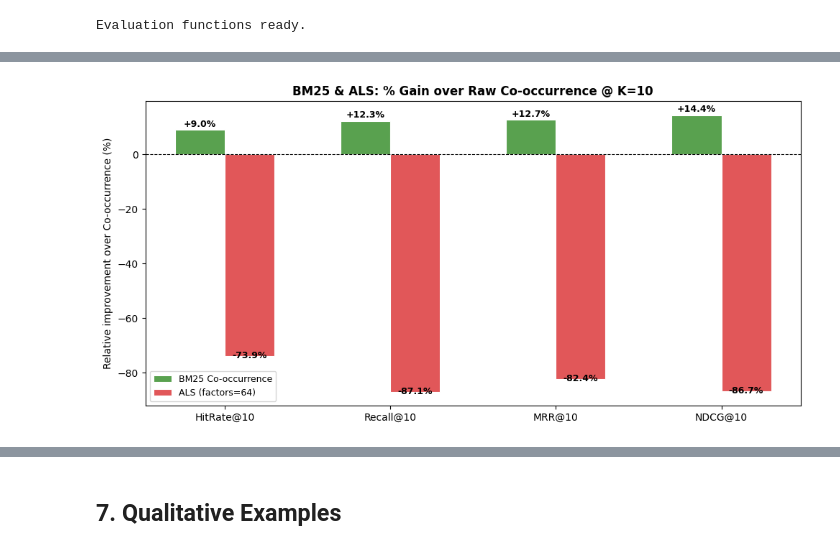
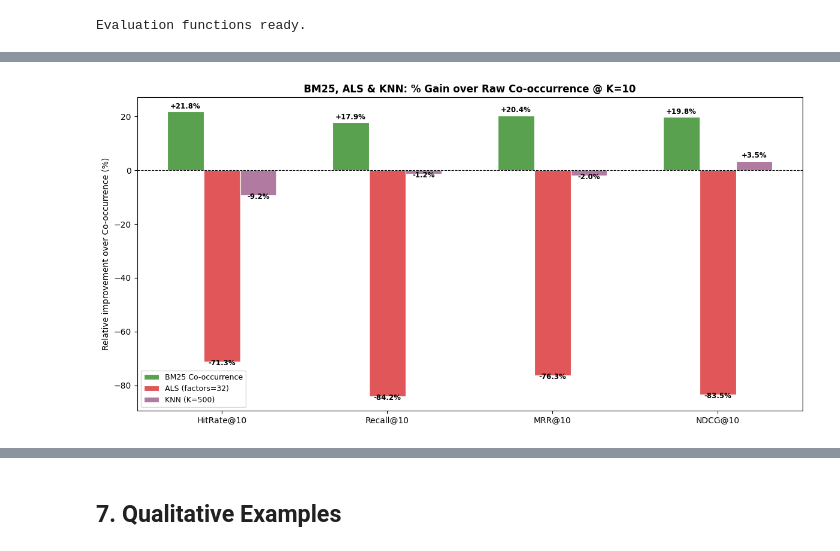
Before and after one commit to Sanjiv01/CS506-project, a Jupyter notebook: main.ipynb, the cells around one changed output, grey strips where cells are left out. Drawn from its saved outputs; the diff is of its cells as text; code cells hidden in the pictures.

```diff
--- a/main.ipynb
+++ b/main.ipynb
@@ -596,15 +639,10 @@ print("Baseline recommenders ready.")
 # %% [output]
 Baseline recommenders ready.
 # %%
-# ── Model execution flags ─────────────────────────────────────────────────────
-# Set each flag to True / False to control which models are built and evaluated.
-# Baseline functions are always *defined* (used as fallback inside BM25 / ALS),
-# but only *evaluated* when RUN_BASELINES is True.
-
 RUN_BASELINES = True   # Popularity Baseline + Co-occurrence
 RUN_BM25      = True   # BM25-weighted co-occurrence  (Section 3)
-RUN_ALS       = True   # ALS matrix factorisation     (Section 4)
-# ─────────────────────────────────────────────────────────────────────────────
+RUN_ALS       = True   # ALS matrix factorisation     (Section 4) -- scipy-based implementation
+RUN_KNN       = True   # KNN playlist similarity      (Section 4.5)
 # %% [markdown]
 ## 3. BM25-Weighted Co-occurrence
 
@@ -689,5 +746,5 @@ songs never seen together directly.
 # %%
-if RUN_ALS:
+if RUN_ALS or RUN_KNN:
     print("Building playlist x song interaction matrix...")
     start = time.time()
 
@@ -713,6 +770,6 @@ if RUN_ALS:
     )
     print(f"Matrix: {interaction_matrix.shape} | {interaction_matrix.nnz:,} entries | {time.time()-start:.1f}s")
 else:
-    print("ALS interaction matrix skipped (RUN_ALS=False)")
+    print("Interaction matrix skipped (RUN_ALS=False and RUN_KNN=False)")
 # %% [output]
 Building playlist x song interaction matrix...
@@ -883,7 +1123,8 @@ MODEL_COLORS = {
     "Popularity Baseline": "#4e79a7",
     "Co-occurrence"      : "#f28e2b",
     "BM25 Co-occurrence" : "#59a14f",
-    "ALS (factors=64)"   : "#e15759",
+    "ALS (factors=32)"   : "#e15759",
+    "KNN (K=500)"        : "#b07aa1",
 }
 METRICS     = ["HitRate", "Recall", "MRR", "NDCG"]
 model_names = list(all_results.keys())
@@ -1029,44 +1315,49 @@ ALS (factors=64)           1.3293          0.8474
 # %%
 _baseline_key = "Co-occurrence"
-_compare_keys = [m for m in ["BM25 Co-occurrence", "ALS (factors=64)"] if m in all_results]
+_compare_keys = [m for m in ["BM25 Co-occurrence", "ALS (factors=32)", "KNN (K=500)"]
+                 if m in all_results]
 
 if _baseline_key not in all_results or not _compare_keys:
-    print("Relative gain plot skipped — need Co-occurrence + at least one of BM25 / ALS in all_results.")
+    print("Relative gain plot skipped — need Co-occurrence + at least one comparison model.")
 else:
-    # Plot 5 — Relative % gain of BM25 & ALS over Co-occurrence @ K=10
-    comp_colors = {"BM25 Co-occurrence": "#59a14f", "ALS (factors=64)": "#e15759"}
+    comp_colors = {
+        "BM25 Co-occurrence": "#59a14f",
+        "ALS (factors=32)"  : "#e15759",
+        "KNN (K=500)"       : "#b07aa1",
+    }
 
     rel_data = {
         name: {
             metric: (all_results[name].loc[10, metric] - all_results[_baseline_key].loc[10, metric])
                     / max(all_results[_baseline_key].loc[10, metric], 1e-9) * 100
             for metric in METRICS
         }
         for name in _compare_keys
     }
 
-    fig, ax = plt.subplots(figsize=(10, 5))
-    x, width = np.arange(len(METRICS)), 0.3
+    n_models = len(_compare_keys)
+    fig, ax  = plt.subplots(figsize=(12, 6))
+    x, width = np.arange(len(METRICS)), 0.22
 
     for i, name in enumerate(_compare_keys):
         vals   = [rel_data[name][m] for m in METRICS]
-        offset = (i - 0.5) * width
+        offset = (i - (n_models - 1) / 2) * width
         bars   = ax.bar(x + offset, vals, width, label=name,
-                        color=comp_colors[name], edgecolor="white", linewidth=0.8)
+                        color=comp_colors.get(name, "#aaa"), edgecolor="white", linewidth=0.8)
         for bar, v in zip(bars, vals):
             ax.text(bar.get_x() + bar.get_width() / 2,
-                    bar.get_height() + (0.3 if v >= 0 else -1.5),
-                    f"{v:+.1f}%", ha="center", va="bottom", fontsize=9, fontweight="bold")
+                    bar.get_height() + (0.5 if v >= 0 else -2.0),
+                    f"{v:+.1f}%", ha="center", va="bottom", fontsize=8.5, fontweight="bold")
 
     ax.axhline(0, color="black", linewidth=0.8, linestyle="--")
     ax.set_xticks(x)
     ax.set_xticklabels([f"{m}@10" for m in METRICS], fontsize=10)
-    ax.set_ylabel("Relative improvement over Co-occurrence (%)")
-    ax.set_title("BM25 & ALS: % Gain over Raw Co-occurrence @ K=10",
+    ax.set_ylabel("Relative improvement over Co-occurrence (%)", fontsize=10)
+    ax.set_title("BM25, ALS & KNN: % Gain over Raw Co-occurrence @ K=10",
                  fontsize=12, fontweight="bold")
     ax.legend(fontsize=9)
     plt.tight_layout()
     plt.savefig("viz_relative_gain.png", dpi=150, bbox_inches="tight")
     plt.show()
 # %% [output]
-[figure, old version]
+[figure, new version]
```
Also changed, not shown: parts of 46 cells of this notebook, 3 other files.
